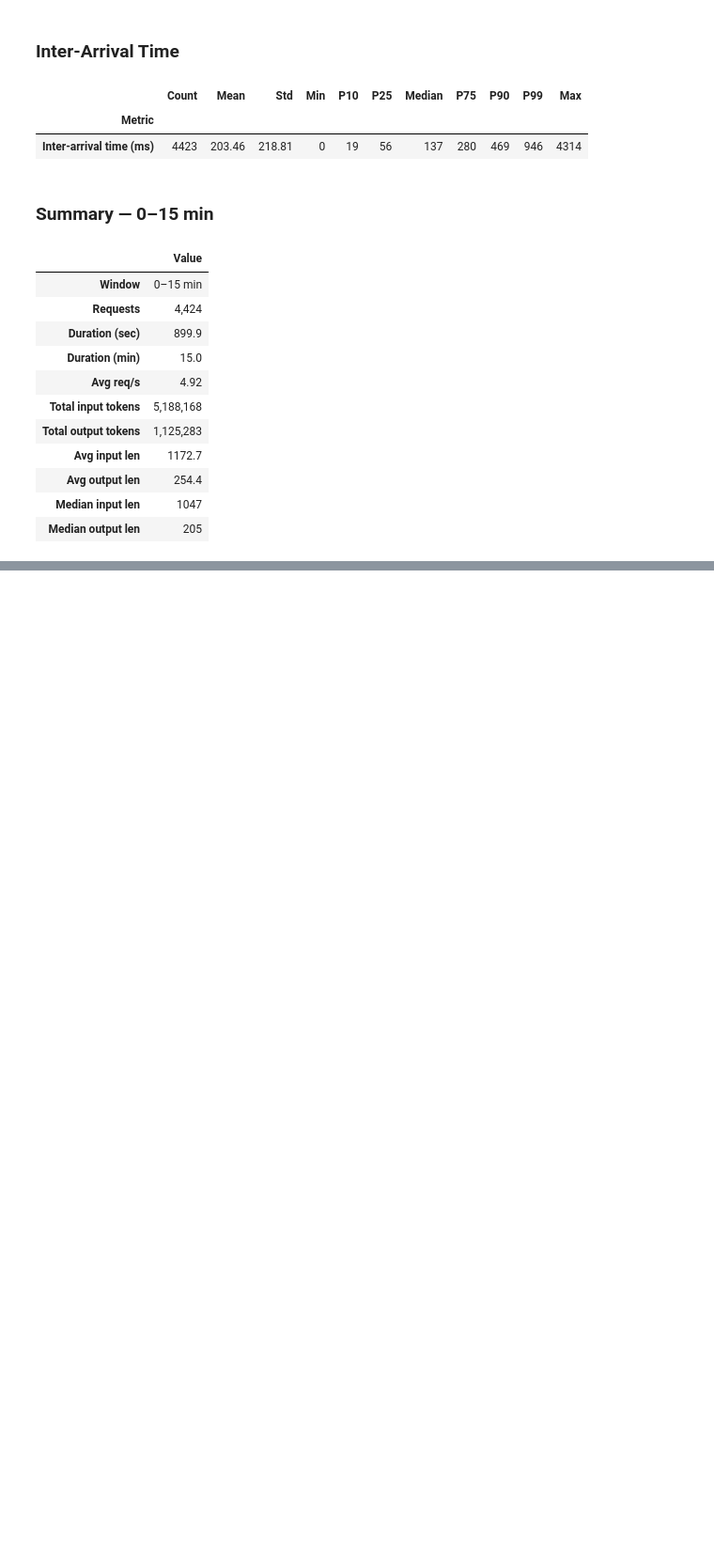
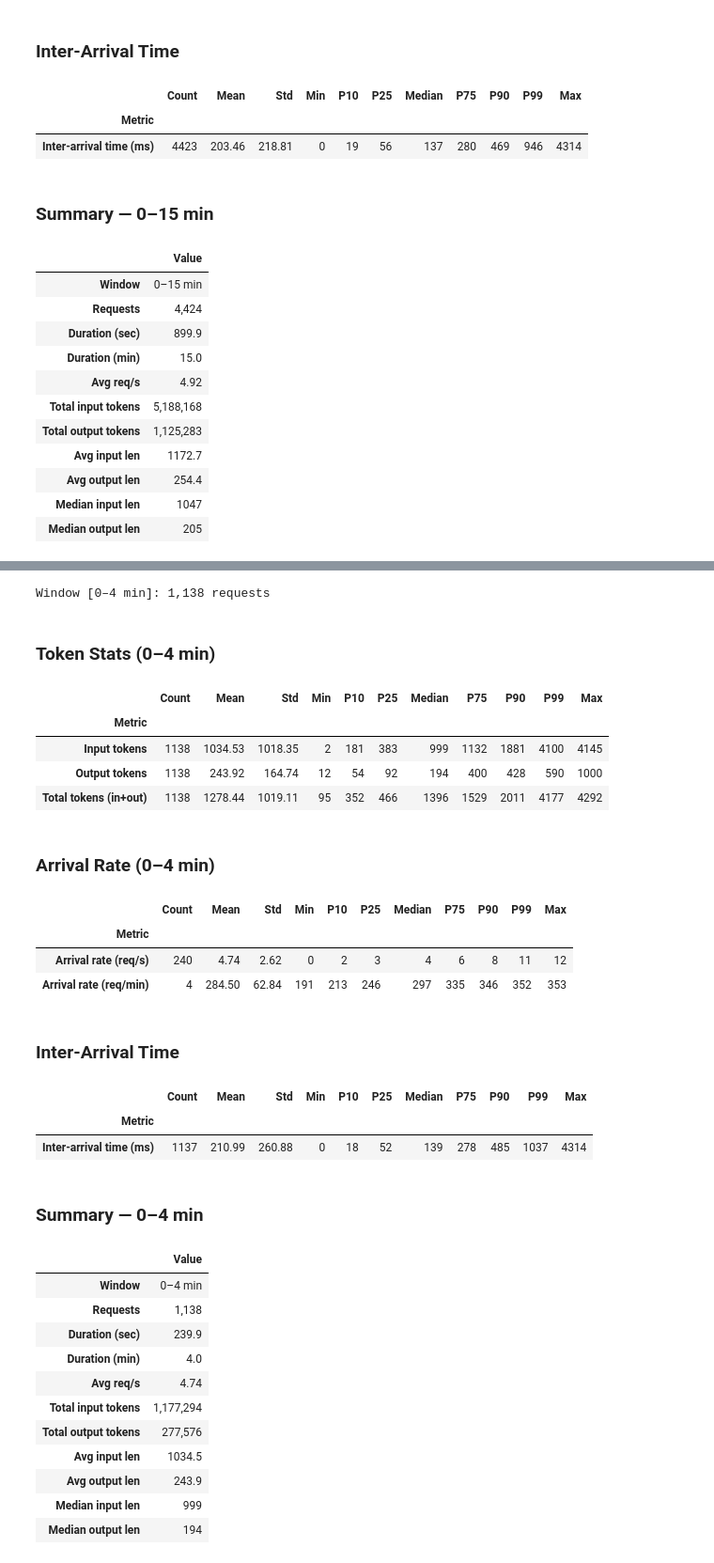
Before and after one commit to ddps-lab/HeteroSpotLLMServe, a Jupyter notebook: ArtifactEvaluation/Datasets/statistics.ipynb, the cells around one changed output, grey strips where cells are left out. Shown at 94% size. Cells and saved outputs as stored; diff of their text form; code cells hidden in the pictures; blank space fills up the shorter version.

```diff
--- a/ArtifactEvaluation/Datasets/statistics.ipynb
+++ b/ArtifactEvaluation/Datasets/statistics.ipynb
@@ -373 +373,37 @@ Window [0–5 min]: 1,445 requests
 | Median output len | 217 |
+# %%
+# Specific time window: first 10 minutes
+w = filter_window(df, 0, 5)
+token_stats(w, title="Token Stats (0–5 min)")
+arrival_stats(w, title="Arrival Rate (0–5 min)")
+summary(w, label="0–5 min")
+# %% [output]
+Window [0–4 min]: 1,138 requests
+### Token Stats (0–4 min)
+|  | Count | Mean | Std | Min | P10 | P25 | Median | P75 | P90 | P99 | Max |
+| Metric |  |  |  |  |  |  |  |  |  |  |  |
+| Input tokens | 1138 | 1034.53 | 1018.35 | 2 | 181 | 383 | 999 | 1132 | 1881 | 4100 | 4145 |
+| Output tokens | 1138 | 243.92 | 164.74 | 12 | 54 | 92 | 194 | 400 | 428 | 590 | 1000 |
+| Total tokens (in+out) | 1138 | 1278.44 | 1019.11 | 95 | 352 | 466 | 1396 | 1529 | 2011 | 4177 | 4292 |
+### Arrival Rate (0–4 min)
+|  | Count | Mean | Std | Min | P10 | P25 | Median | P75 | P90 | P99 | Max |
+| Metric |  |  |  |  |  |  |  |  |  |  |  |
+| Arrival rate (req/s) | 240 | 4.74 | 2.62 | 0 | 2 | 3 | 4 | 6 | 8 | 11 | 12 |
+| Arrival rate (req/min) | 4 | 284.50 | 62.84 | 191 | 213 | 246 | 297 | 335 | 346 | 352 | 353 |
+### Inter-Arrival Time
+|  | Count | Mean | Std | Min | P10 | P25 | Median | P75 | P90 | P99 | Max |
+| Metric |  |  |  |  |  |  |  |  |  |  |  |
+| Inter-arrival time (ms) | 1137 | 210.99 | 260.88 | 0 | 18 | 52 | 139 | 278 | 485 | 1037 | 4314 |
+### Summary — 0–4 min
+|  | Value |
+| Window | 0–4 min |
+| Requests | 1,138 |
+| Duration (sec) | 239.9 |
+| Duration (min) | 4.0 |
+| Avg req/s | 4.74 |
+| Total input tokens | 1,177,294 |
+| Total output tokens | 277,576 |
+| Avg input len | 1034.5 |
+| Avg output len | 243.9 |
+| Median input len | 999 |
+| Median output len | 194 |
```
Also changed, not shown: parts of 1 cell of this notebook, 8 other files.
